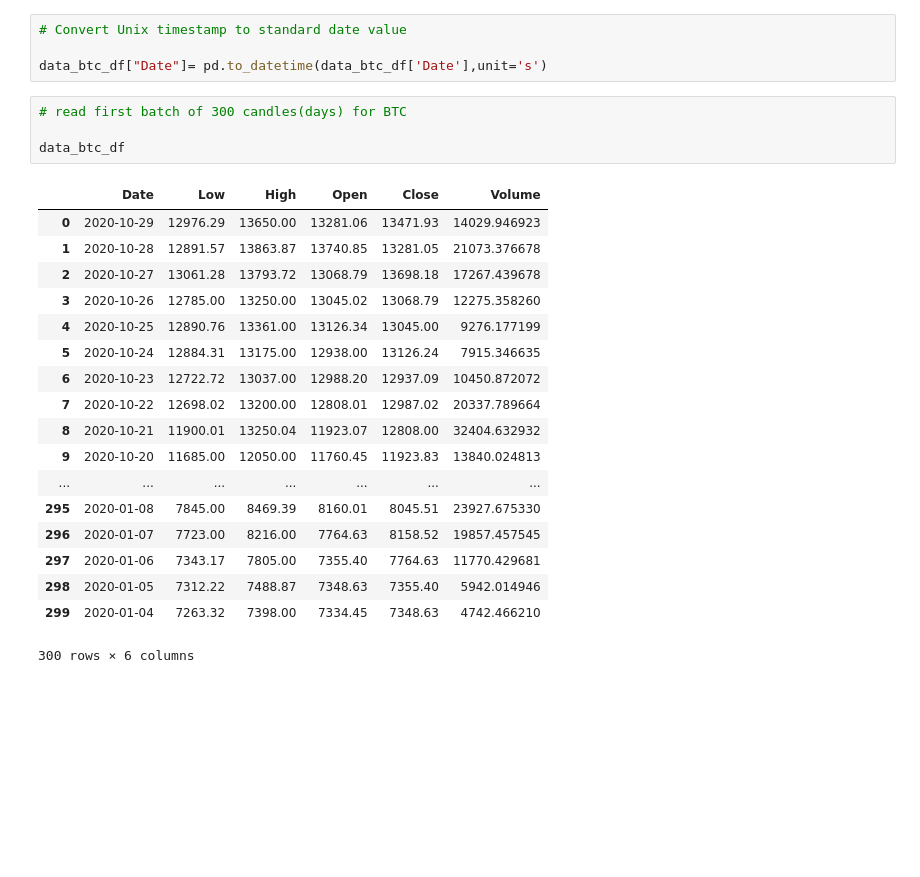
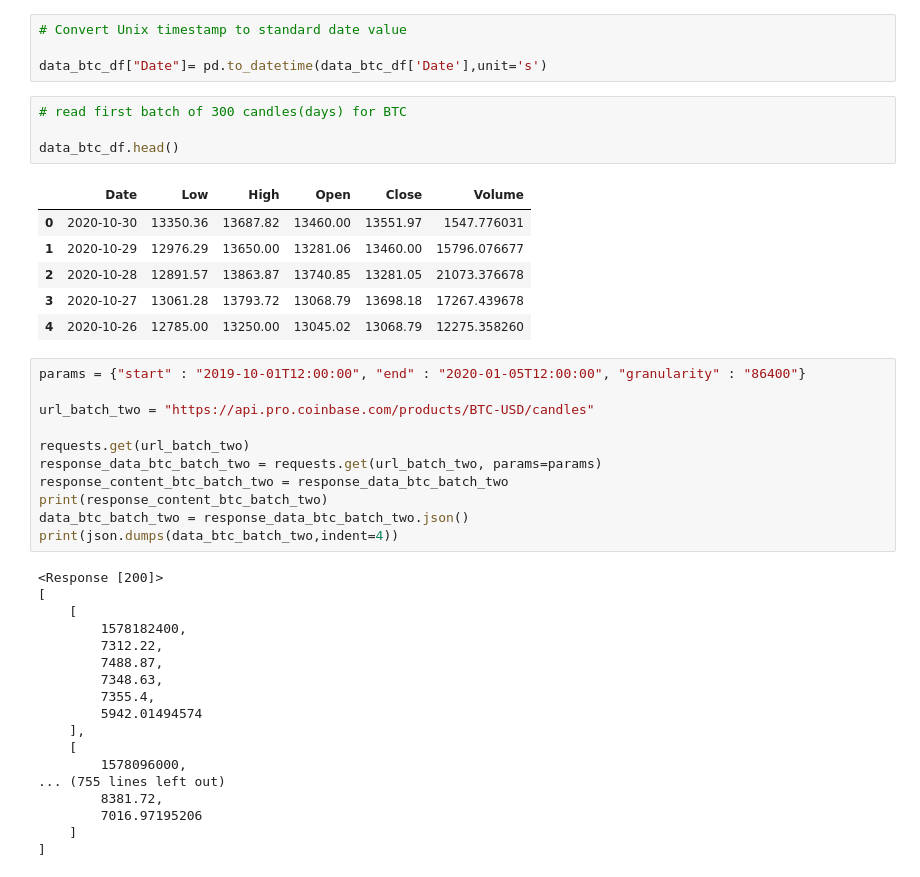
Before and after one commit to mdschulz1973/Planet_Express_IO, a Jupyter notebook: notebooks/raw_crypto_data.ipynb, the cells around one changed output. Saved outputs shown, nothing was run; the diff lists cells and outputs as text; blank space fills up the shorter version.

Commit message:
second batch

```diff
--- a/notebooks/raw_crypto_data.ipynb
+++ b/notebooks/raw_crypto_data.ipynb
@@ -67,23 +66,40 @@ data_btc_df["Date"]= pd.to_datetime(data_btc_df['Date'],unit='s')
 # %%
 # read first batch of 300 candles(days) for BTC
 
-data_btc_df
+data_btc_df.head()
 # %% [output]
 |  | Date | Low | High | Open | Close | Volume |
-| 0 | 2020-10-29 | 12976.29 | 13650.00 | 13281.06 | 13471.93 | 14029.946923 |
-| 1 | 2020-10-28 | 12891.57 | 13863.87 | 13740.85 | 13281.05 | 21073.376678 |
-| 2 | 2020-10-27 | 13061.28 | 13793.72 | 13068.79 | 13698.18 | 17267.439678 |
-| 3 | 2020-10-26 | 12785.00 | 13250.00 | 13045.02 | 13068.79 | 12275.358260 |
-| 4 | 2020-10-25 | 12890.76 | 13361.00 | 13126.34 | 13045.00 | 9276.177199 |
-| 5 | 2020-10-24 | 12884.31 | 13175.00 | 12938.00 | 13126.24 | 7915.346635 |
-| 6 | 2020-10-23 | 12722.72 | 13037.00 | 12988.20 | 12937.09 | 10450.872072 |
-| 7 | 2020-10-22 | 12698.02 | 13200.00 | 12808.01 | 12987.02 | 20337.789664 |
-| 8 | 2020-10-21 | 11900.01 | 13250.04 | 11923.07 | 12808.00 | 32404.632932 |
-| 9 | 2020-10-20 | 11685.00 | 12050.00 | 11760.45 | 11923.83 | 13840.024813 |
-| ... | ... | ... | ... | ... | ... | ... |
-| 295 | 2020-01-08 | 7845.00 | 8469.39 | 8160.01 | 8045.51 | 23927.675330 |
-| 296 | 2020-01-07 | 7723.00 | 8216.00 | 7764.63 | 8158.52 | 19857.457545 |
-| 297 | 2020-01-06 | 7343.17 | 7805.00 | 7355.40 | 7764.63 | 11770.429681 |
-| 298 | 2020-01-05 | 7312.22 | 7488.87 | 7348.63 | 7355.40 | 5942.014946 |
-| 299 | 2020-01-04 | 7263.32 | 7398.00 | 7334.45 | 7348.63 | 4742.466210 |
+| 0 | 2020-10-30 | 13350.36 | 13687.82 | 13460.00 | 13551.97 | 1547.776031 |
+| 1 | 2020-10-29 | 12976.29 | 13650.00 | 13281.06 | 13460.00 | 15796.076677 |
+| 2 | 2020-10-28 | 12891.57 | 13863.87 | 13740.85 | 13281.05 | 21073.376678 |
+| 3 | 2020-10-27 | 13061.28 | 13793.72 | 13068.79 | 13698.18 | 17267.439678 |
+| 4 | 2020-10-26 | 12785.00 | 13250.00 | 13045.02 | 13068.79 | 12275.358260 |
-300 rows × 6 columns
+# %%
+params = {"start" : "2019-10-01T12:00:00", "end" : "2020-01-05T12:00:00", "granularity" : "86400"}
+
+url_batch_two = "https://api.pro.coinbase.com/products/BTC-USD/candles"
+
+requests.get(url_batch_two)
+response_data_btc_batch_two = requests.get(url_batch_two, params=params)
+response_content_btc_batch_two = response_data_btc_batch_two
+print(response_content_btc_batch_two)
+data_btc_batch_two = response_data_btc_batch_two.json()
+print(json.dumps(data_btc_batch_two,indent=4))
+# %% [output]
+<Response [200]>
+[
+    [
+        1578182400,
+        7312.22,
+        7488.87,
+        7348.63,
+        7355.4,
+        5942.01494574
+    ],
+    [
+        1578096000,
+... (755 lines left out)
+        8381.72,
+        7016.97195206
+    ]
+]
```
Also changed, not shown: parts of 5 cells of this notebook, 2 other files.
